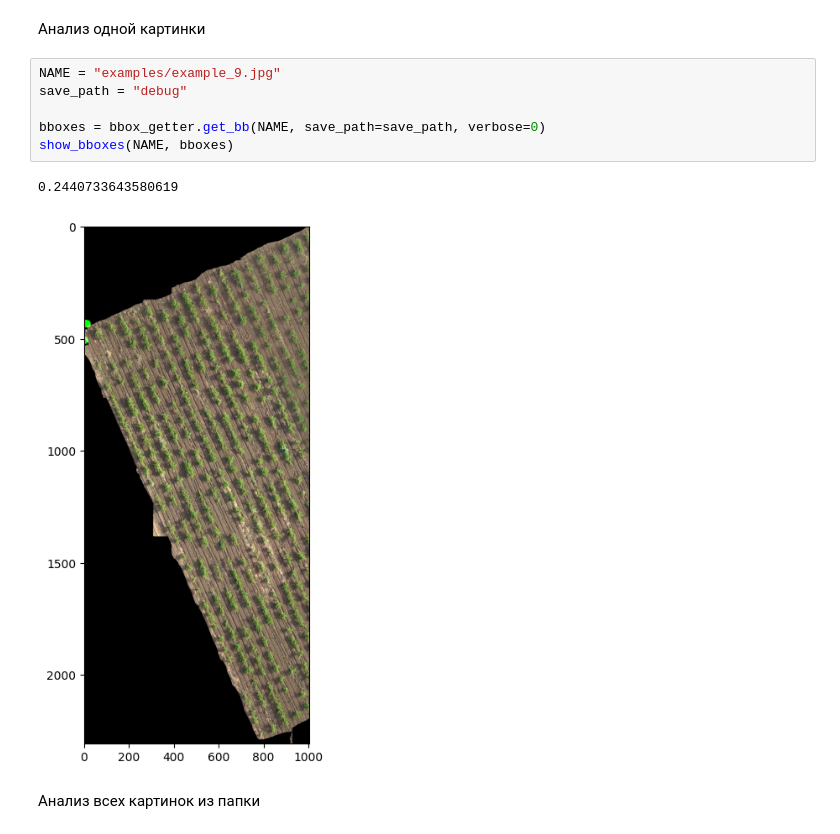
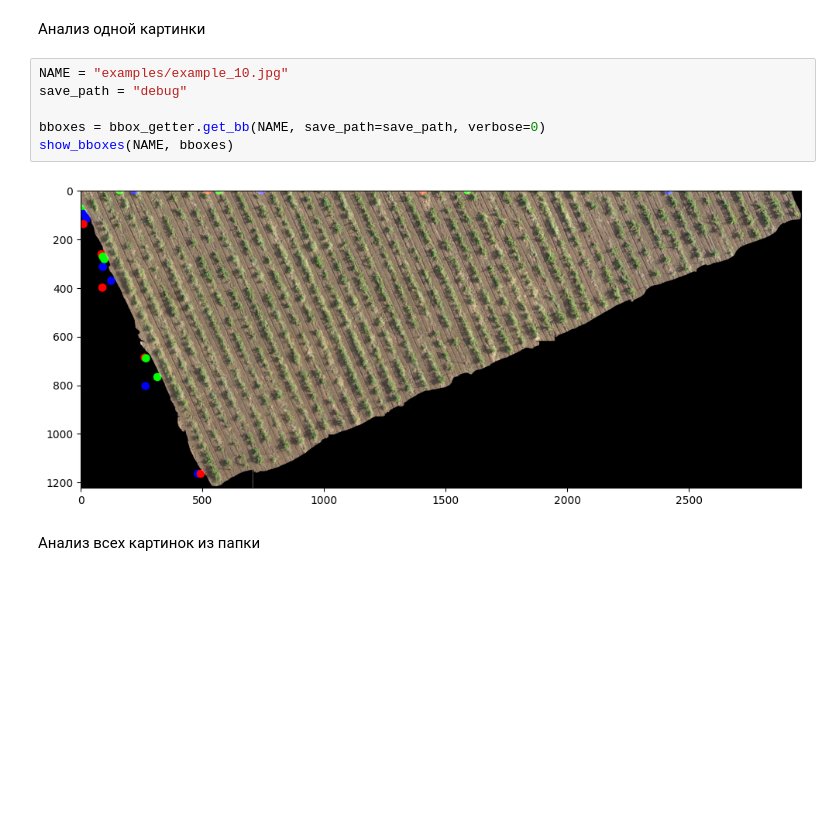
Before and after one commit to ITMO449-ML-department/rotate-and-cut, a Jupyter notebook: example.ipynb, the cells around one changed output. Drawn from its saved outputs; the diff is of its cells as text; blank space fills up the shorter version.

```diff
--- a/example.ipynb
+++ b/example.ipynb
@@ -29,14 +29,13 @@ def show_bboxes(NAME, bboxes):
 # %% [markdown]
 Анализ одной картинки
 # %%
-NAME = "examples/example_9.jpg"
+NAME = "examples/example_10.jpg"
 save_path = "debug"
 
 bboxes = bbox_getter.get_bb(NAME, save_path=save_path, verbose=0)
 show_bboxes(NAME, bboxes)
 # %% [output]
-0.2440733643580619
-[figure, old version]
+[figure, new version]
 # %% [markdown]
 Анализ всех картинок из папки
 # %%
```
Also changed, not shown: parts of 1 cell of this notebook, 1 other file.
